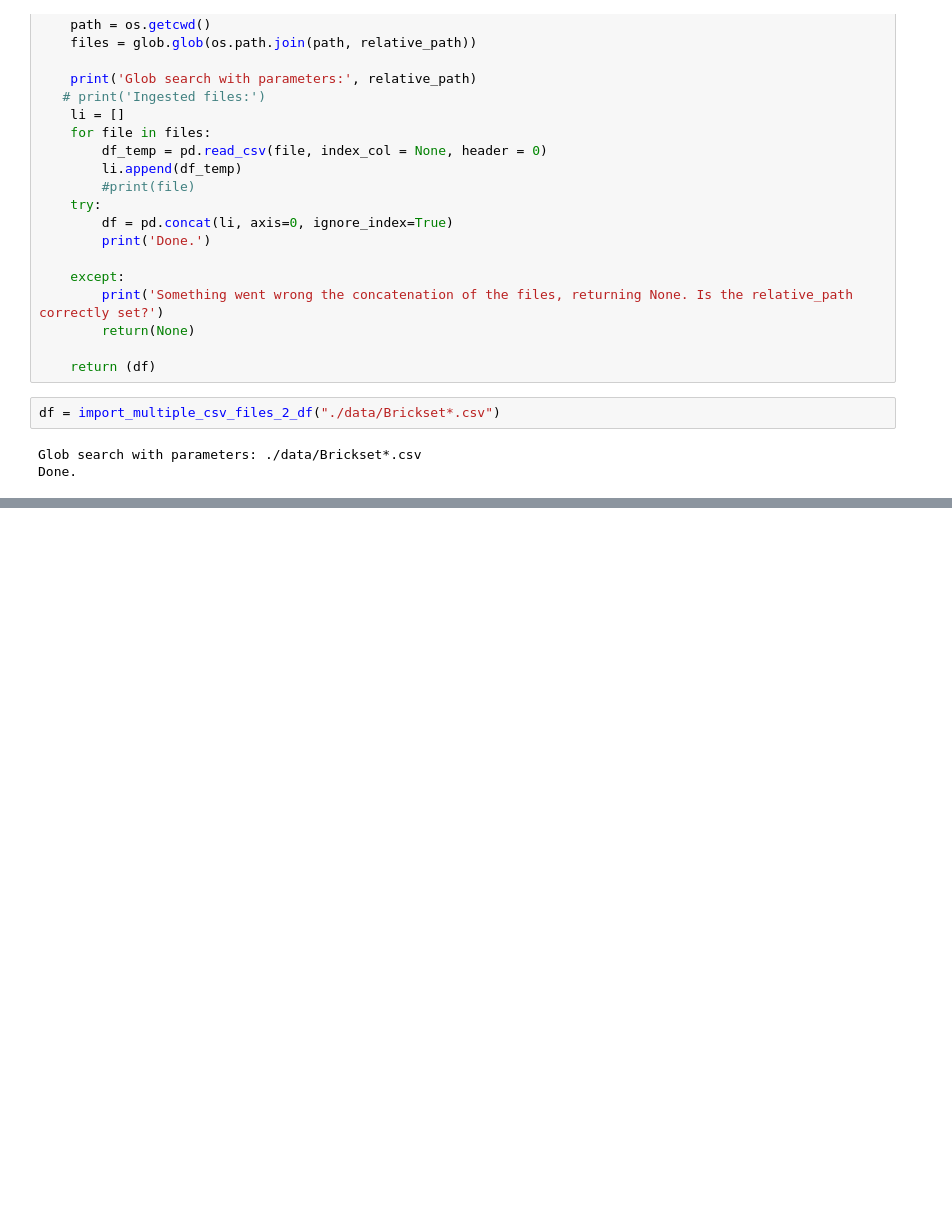
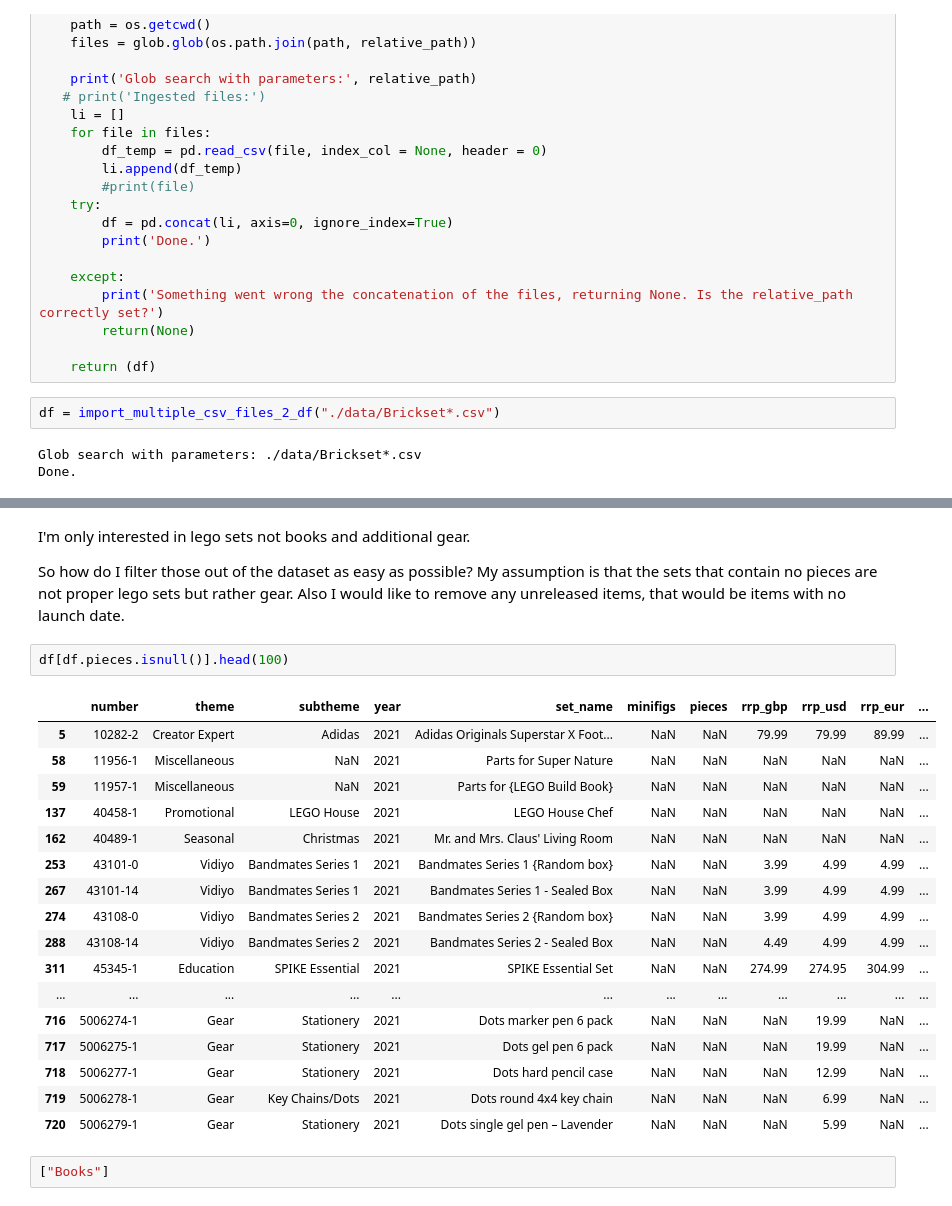
Before and after one commit to michaeltosic/lego-analysis, a Jupyter notebook: lego-analysis.ipynb, the cells around one changed output, grey strips where cells are left out. Cells and saved outputs as stored; diff of their text form; blank space fills up the shorter version.

```diff
--- a/lego-analysis.ipynb
+++ b/lego-analysis.ipynb
@@ -103,0 +249,26 @@ dtype: object
+# %% [markdown]
+I'm only interested in lego sets not books and additional gear.
+
+So how do I filter those out of the dataset as easy as possible? My assumption is that the sets that contain no pieces are not proper lego sets but rather gear. Also I would like to remove any unreleased items, that would be items with no launch date.
+# %%
+df[df.pieces.isnull()].head(100)
+# %% [output]
+|  | number | theme | subtheme | year | set_name | minifigs | pieces | rrp_gbp | rrp_usd | rrp_eur | ... |
+| 5 | 10282-2 | Creator Expert | Adidas | 2021 | Adidas Originals Superstar X Foot... | NaN | NaN | 79.99 | 79.99 | 89.99 | ... |
+| 58 | 11956-1 | Miscellaneous | NaN | 2021 | Parts for Super Nature | NaN | NaN | NaN | NaN | NaN | ... |
+| 59 | 11957-1 | Miscellaneous | NaN | 2021 | Parts for {LEGO Build Book} | NaN | NaN | NaN | NaN | NaN | ... |
+| 137 | 40458-1 | Promotional | LEGO House | 2021 | LEGO House Chef | NaN | NaN | NaN | NaN | NaN | ... |
+| 162 | 40489-1 | Seasonal | Christmas | 2021 | Mr. and Mrs. Claus' Living Room | NaN | NaN | NaN | NaN | NaN | ... |
+| 253 | 43101-0 | Vidiyo | Bandmates Series 1 | 2021 | Bandmates Series 1 {Random box} | NaN | NaN | 3.99 | 4.99 | 4.99 | ... |
+| 267 | 43101-14 | Vidiyo | Bandmates Series 1 | 2021 | Bandmates Series 1 - Sealed Box | NaN | NaN | 3.99 | 4.99 | 4.99 | ... |
+| 274 | 43108-0 | Vidiyo | Bandmates Series 2 | 2021 | Bandmates Series 2 {Random box} | NaN | NaN | 3.99 | 4.99 | 4.99 | ... |
+| 288 | 43108-14 | Vidiyo | Bandmates Series 2 | 2021 | Bandmates Series 2 - Sealed Box | NaN | NaN | 4.49 | 4.99 | 4.99 | ... |
+| 311 | 45345-1 | Education | SPIKE Essential | 2021 | SPIKE Essential Set | NaN | NaN | 274.99 | 274.95 | 304.99 | ... |
+| ... | ... | ... | ... | ... | ... | ... | ... | ... | ... | ... | ... |
+| 716 | 5006274-1 | Gear | Stationery | 2021 | Dots marker pen 6 pack | NaN | NaN | NaN | 19.99 | NaN | ... |
+| 717 | 5006275-1 | Gear | Stationery | 2021 | Dots gel pen 6 pack | NaN | NaN | NaN | 19.99 | NaN | ... |
+| 718 | 5006277-1 | Gear | Stationery | 2021 | Dots hard pencil case | NaN | NaN | NaN | 12.99 | NaN | ... |
+| 719 | 5006278-1 | Gear | Key Chains/Dots | 2021 | Dots round 4x4 key chain | NaN | NaN | NaN | 6.99 | NaN | ... |
+| 720 | 5006279-1 | Gear | Stationery | 2021 | Dots single gel pen – Lavender | NaN | NaN | NaN | 5.99 | NaN | ... |
+# %%
+["Books"]
```
Also changed, not shown: parts of 29 cells of this notebook, 1 other file.
